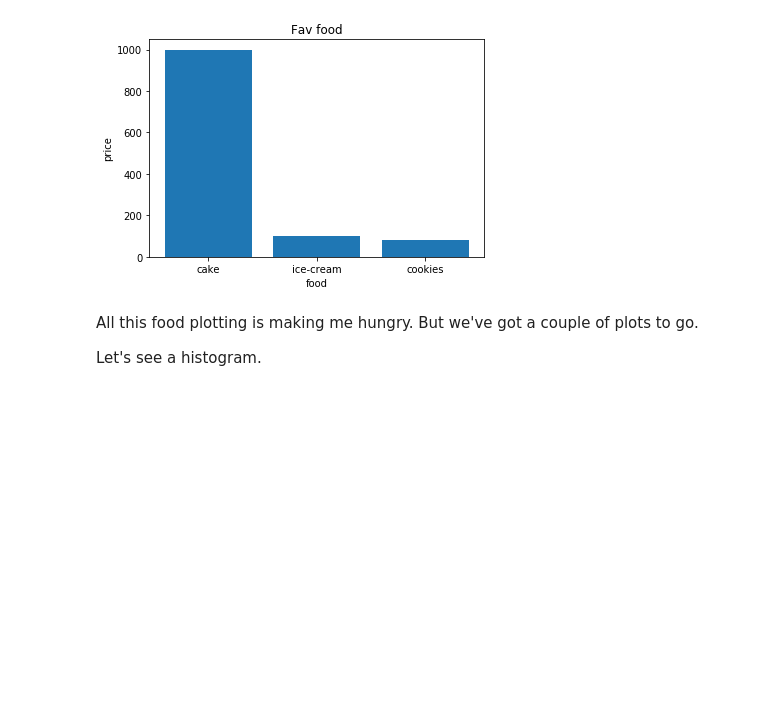
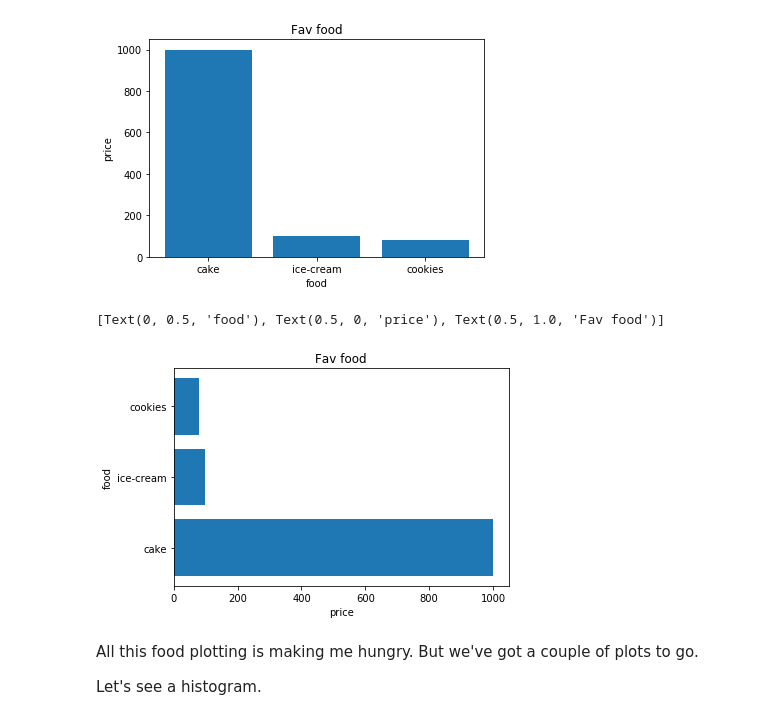
Before and after one commit to pavanskipo/zero-to-mastery-ml, a Jupyter notebook: section-2-data-science-and-ml-tools/matplotlib-exercises.ipynb, the cells around one changed output. Saved outputs shown, nothing was run; the diff lists cells and outputs as text; code cells hidden in the pictures; blank space fills up the shorter version.

```diff
--- a/section-2-data-science-and-ml-tools/matplotlib-exercises.ipynb
+++ b/section-2-data-science-and-ml-tools/matplotlib-exercises.ipynb
@@ -137,6 +137,14 @@ ax.set(title="Fav food",
 [figure]
 # %%
 # Make the same plot as above, except this time make the bars go horizontal
+fig, ax = plt.subplots()
+ax.barh(list(food.keys()), list(food.values()))
+ax.set(title="Fav food",
+      ylabel="food",
+      xlabel="price")
+# %% [output]
+[Text(0, 0.5, 'food'), Text(0.5, 0, 'price'), Text(0.5, 1.0, 'Fav food')]
+[figure, added]
 # %% [markdown]
 All this food plotting is making me hungry. But we've got a couple of plots to go.
 
```
Also changed, not shown: parts of 27 cells of this notebook, 1 other file.
